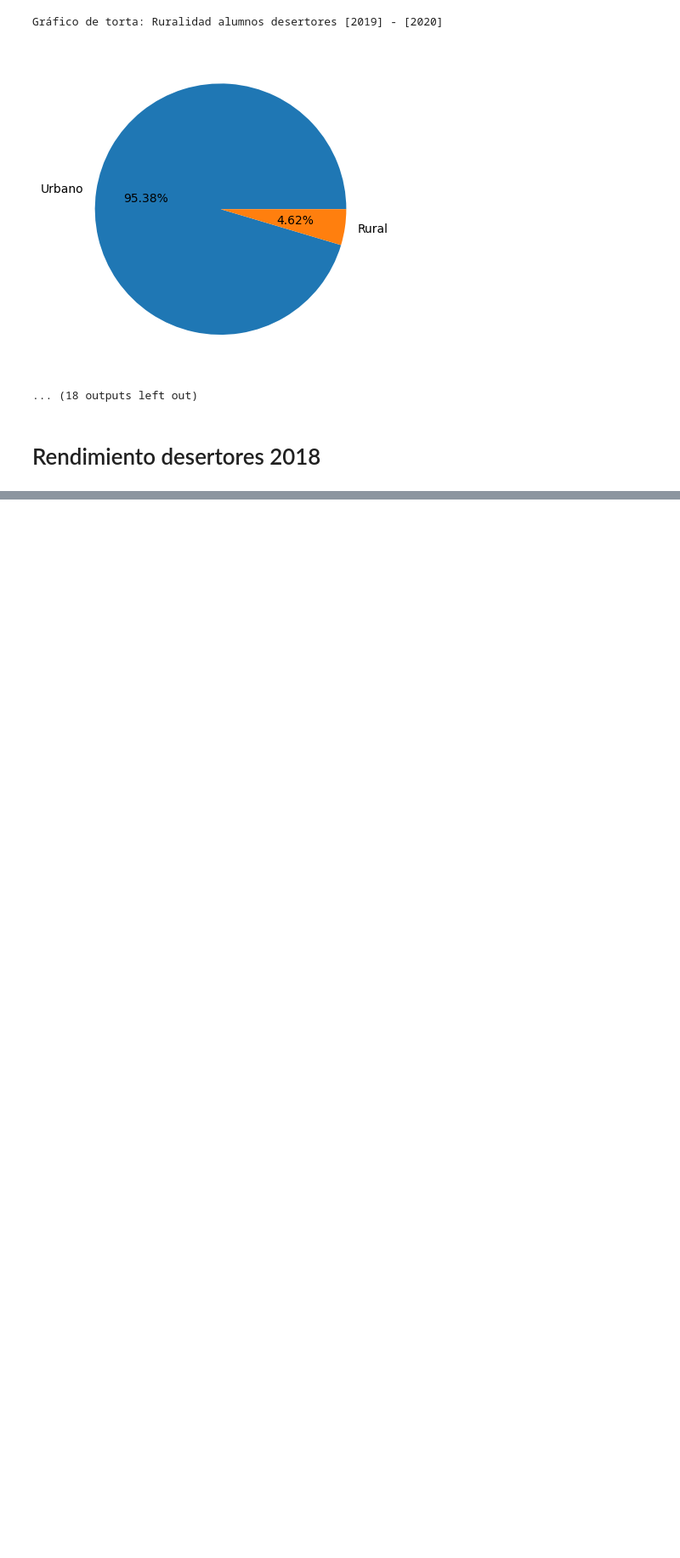
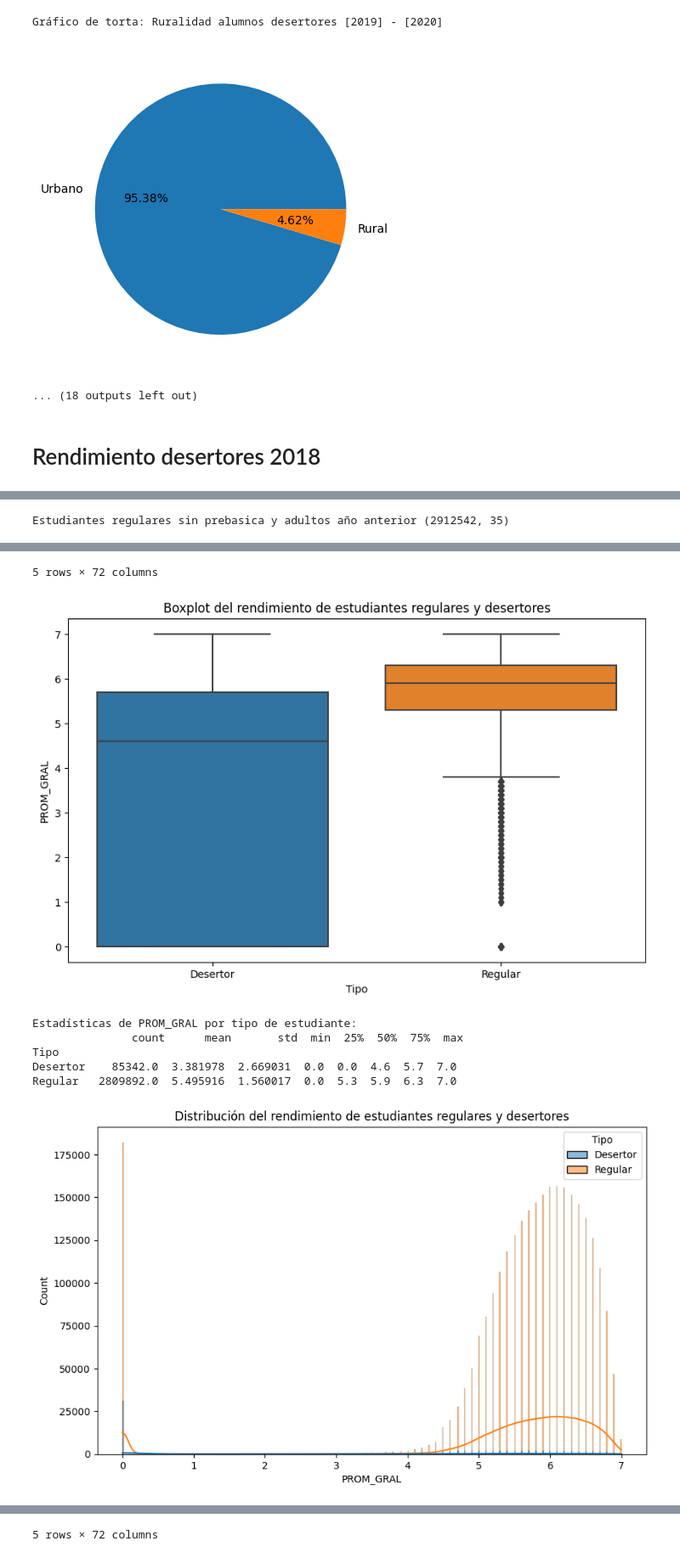
Before and after one commit to davidlealo/desercion-escolar, a Jupyter notebook: estadisticos.ipynb, the cells around one changed output, grey strips where cells are left out. Shown at 85% size. Cells and saved outputs as stored; diff of their text form; code cells hidden in the pictures; blank space fills up the shorter version.

Commit message:
Rendimientos

```diff
--- a/estadisticos.ipynb
+++ b/estadisticos.ipynb
@@ -63,3 +63,9 @@ Gráfico de torta: Ruralidad alumnos desertores [2019] - [2020]
 ... (18 outputs left out)
 # %% [markdown]
 # Rendimiento desertores 2018
+# %%
+r2018 = pd.read_csv('data/rendimiento/2018/r2018.csv', sep=';')
+r2019 = pd.read_csv('data/rendimiento/2019/r2019.csv', sep=';')
+r2020 = pd.read_csv('data/rendimiento/2020/r2020.csv', sep=';')
+r2021 = pd.read_csv('data/rendimiento/2021/r2021.csv', sep=';')
+r2022 = pd.read_csv('data/rendimiento/2022/r2022.csv', sep=';')
@@ -95,0 +138,4 @@ NameError: name 'sns' is not defined
+# %%
+analisis_rendimiento(m2019, m2020, r2019)
+# %% [output]
+Estudiantes regulares sin prebasica y adultos año anterior (2912542, 35)
@@ -95,0 +165,8 @@ NameError: name 'sns' is not defined
+5 rows × 72 columns
+[figure, added]
+Estadísticas de PROM_GRAL por tipo de estudiante:
+               count      mean       std  min  25%  50%  75%  max
+Tipo
+Desertor    85342.0  3.381978  2.669031  0.0  0.0  4.6  5.7  7.0
+Regular   2809892.0  5.495916  1.560017  0.0  5.3  5.9  6.3  7.0
+[figure, added]
@@ -95,0 +196 @@ NameError: name 'sns' is not defined
+5 rows × 72 columns
```
Also changed, not shown: parts of 8 cells of this notebook.
